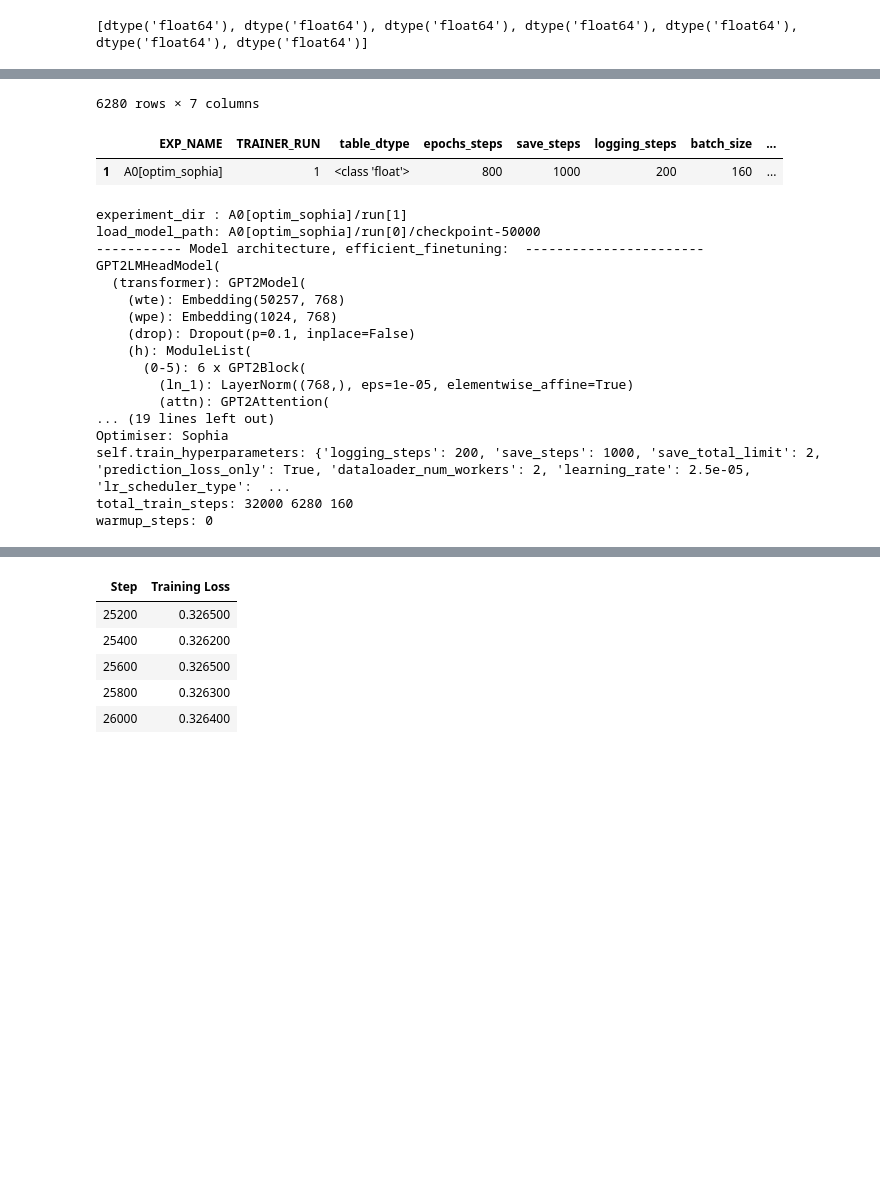
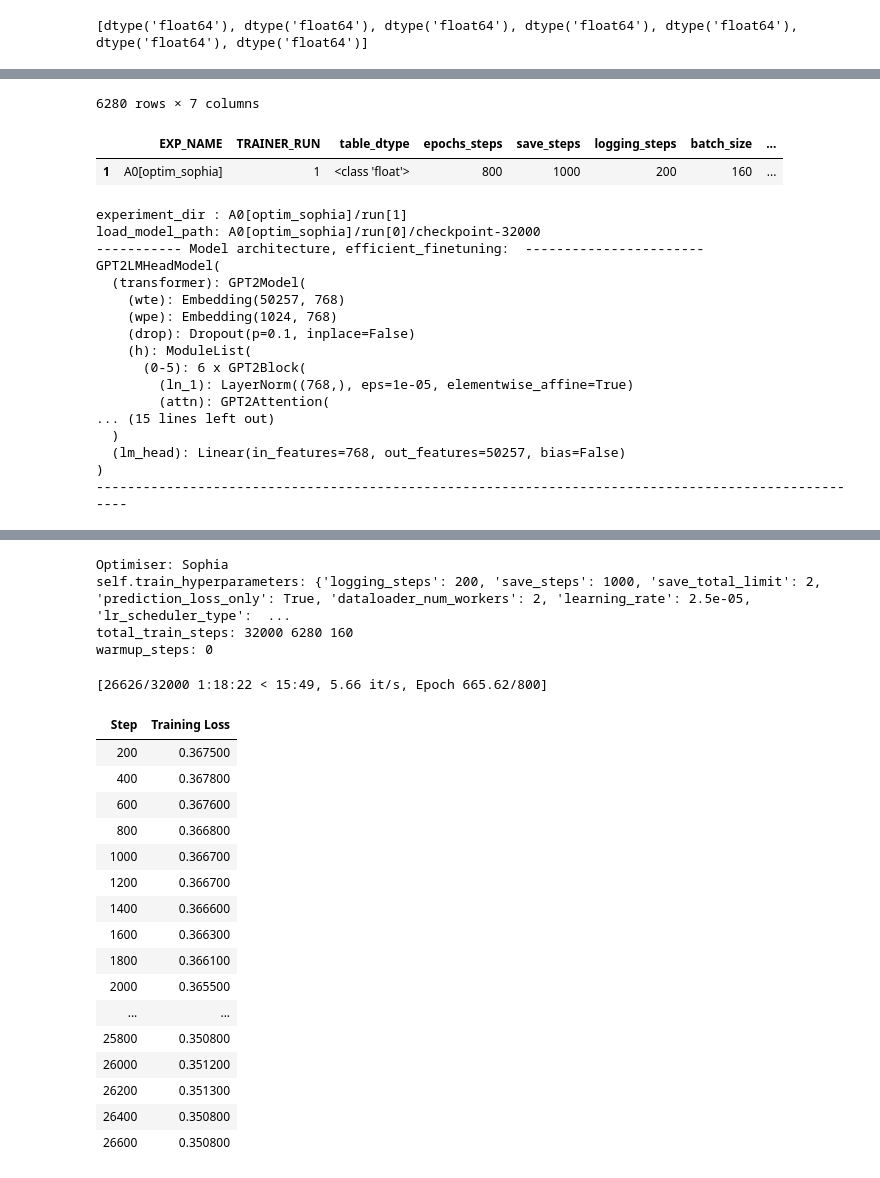
Before and after one commit to koyacolab/aispace, a Jupyter notebook: ai.ipynb, the cells around one changed output, grey strips where cells are left out. Saved outputs shown, nothing was run; the diff lists cells and outputs as text; code cells hidden in the pictures; blank space fills up the shorter version.

Commit message:
gpushare trainable

```diff
--- a/ai.ipynb
+++ b/ai.ipynb
@@ -320,7 +298,7 @@ EXP_NAME = f'A0[optim_{optimizer_fit}]'
 # learning_rate = 5e-5
 # lr_scheduler_type = 'constant' # constant_with_warmup
 
-step_checkpoint = 50000
+step_checkpoint = 32000
 ######### SET TRAINER_RUN ARGUMENTS ##########################
 learning_rate = 0.000025
 lr_scheduler_type = 'cosine_with_restarts'
@@ -412,7 +390,7 @@ print(model.model)
 print(f'----------------------------------------------------------------------------------------------------')
 # fn
 
-model.fit(data=data, optimizer=optimizer_fit, lr_fit=2e-5, resume_from_checkpoint=True)
+model.fit(data=data, optimizer=optimizer_fit, lr_fit=2e-4)   #, resume_from_checkpoint=True)
 # model.fit(data=train_data, test_data=test_data)
 
 TRAINER_DICT.to_csv(f'{experiment_dir}.csv')
@@ -434,7 +412,7 @@ TRAINER_DICT.to_csv(f'{experiment_dir}.csv')
 |  | EXP_NAME | TRAINER_RUN | table_dtype | epochs_steps | save_steps | logging_steps | batch_size | ... |
 | 1 | A0[optim_sophia] | 1 | <class 'float'> | 800 | 1000 | 200 | 160 | ... |
 experiment_dir : A0[optim_sophia]/run[1]
-load_model_path: A0[optim_sophia]/run[0]/checkpoint-50000
+load_model_path: A0[optim_sophia]/run[0]/checkpoint-32000
 ----------- Model architecture, efficient_finetuning:  -----------------------
 GPT2LMHeadModel(
   (transformer): GPT2Model(
@@ -445,8 +423,8 @@ GPT2LMHeadModel(
       (0-5): 6 x GPT2Block(
         (ln_1): LayerNorm((768,), eps=1e-05, elementwise_affine=True)
         (attn): GPT2Attention(
-... (19 lines left out)
-Optimiser: Sophia
-self.train_hyperparameters: {'logging_steps': 200, 'save_steps': 1000, 'save_total_limit': 2, 'prediction_loss_only': True, 'dataloader_num_workers': 2, 'learning_rate': 2.5e-05, 'lr_scheduler_type':  ...
-total_train_steps: 32000 6280 160
-warmup_steps: 0
+... (15 lines left out)
+  )
+  (lm_head): Linear(in_features=768, out_features=50257, bias=False)
+)
+----------------------------------------------------------------------------------------------------
@@ -454,9 +432,25 @@ warmup_steps: 0
+Optimiser: Sophia
+self.train_hyperparameters: {'logging_steps': 200, 'save_steps': 1000, 'save_total_limit': 2, 'prediction_loss_only': True, 'dataloader_num_workers': 2, 'learning_rate': 2.5e-05, 'lr_scheduler_type':  ...
+total_train_steps: 32000 6280 160
+warmup_steps: 0
+[26626/32000 1:18:22 < 15:49, 5.66 it/s, Epoch 665.62/800]
 | Step | Training Loss |
-| 25200 | 0.326500 |
-| 25400 | 0.326200 |
-| 25600 | 0.326500 |
-| 25800 | 0.326300 |
-| 26000 | 0.326400 |
+| 200 | 0.367500 |
+| 400 | 0.367800 |
+| 600 | 0.367600 |
+| 800 | 0.366800 |
+| 1000 | 0.366700 |
+| 1200 | 0.366700 |
+| 1400 | 0.366600 |
+| 1600 | 0.366300 |
+| 1800 | 0.366100 |
+| 2000 | 0.365500 |
+| ... | ... |
+| 25800 | 0.350800 |
+| 26000 | 0.351200 |
+| 26200 | 0.351300 |
+| 26400 | 0.350800 |
+| 26600 | 0.350800 |
 # %%
 from google.colab import runtime
 runtime.unassign()
```
Also changed, not shown: parts of 4 cells of this notebook, 2 other files.
